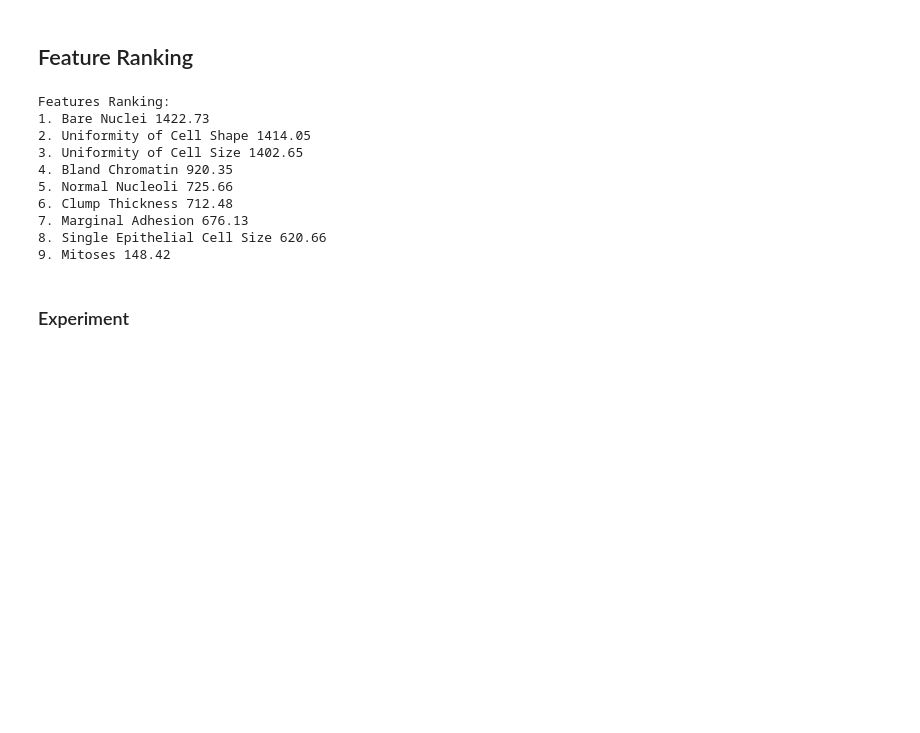
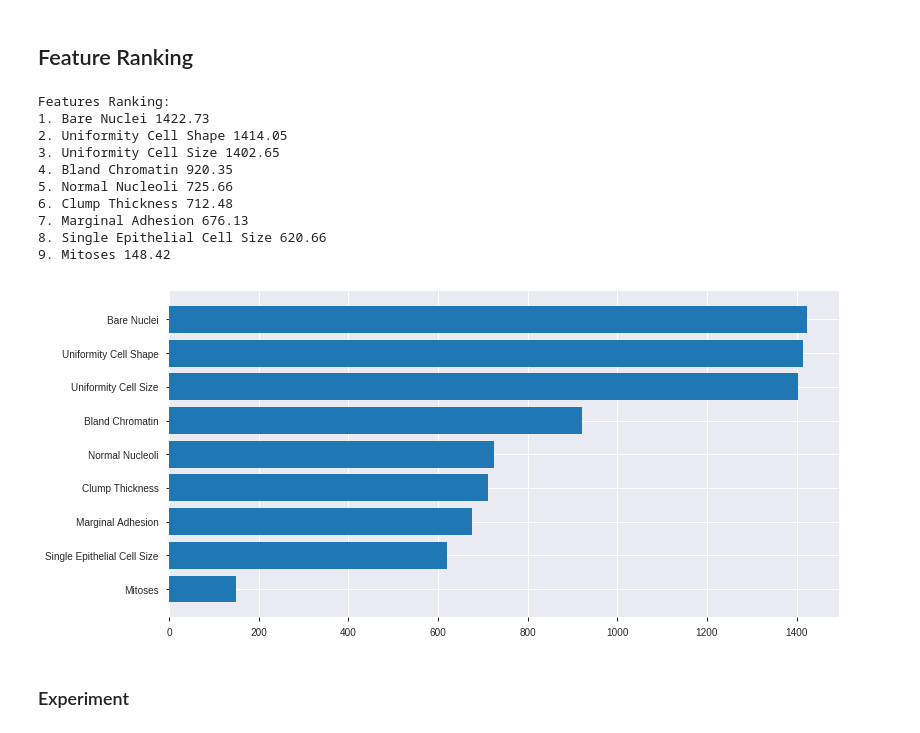
Before and after one commit to mikitachab/mtswm2-breast-cancer, a Jupyter notebook: notebooks/breast_cancer_feature_selection.ipynb, the cells around one changed output. Saved outputs shown, nothing was run; the diff lists cells and outputs as text; code cells hidden in the pictures; blank space fills up the shorter version.

```diff
--- a/notebooks/breast_cancer_feature_selection.ipynb
+++ b/notebooks/breast_cancer_feature_selection.ipynb
@@ -18,8 +18,8 @@ from tqdm import trange
 brest_cancer_columns = [
     'id',
     'Clump Thickness',
-    'Uniformity of Cell Size',
-    'Uniformity of Cell Shape',
+    'Uniformity Cell Size',
+    'Uniformity Cell Shape',
     'Marginal Adhesion',
     'Single Epithelial Cell Size',
     'Bare Nuclei',
@@ -61,14 +61,24 @@ for index, feature in enumerate(features_ranking, 1):
 # %% [output]
 Features Ranking:
 1. Bare Nuclei 1422.73
-2. Uniformity of Cell Shape 1414.05
-3. Uniformity of Cell Size 1402.65
+2. Uniformity Cell Shape 1414.05
+3. Uniformity Cell Size 1402.65
 4. Bland Chromatin 920.35
 5. Normal Nucleoli 725.66
 6. Clump Thickness 712.48
 7. Marginal Adhesion 676.13
 8. Single Epithelial Cell Size 620.66
 9. Mitoses 148.42
+# %%
+fscores = sorted([(f['name'], f['score']) for f in features_ranking], key=lambda x: x[1])
+plt.figure(figsize=(12,6))
+n_estimators = len(fscores)
+plt.barh(range(n_estimators), [s[1] for s in fscores], align='center')
+plt.yticks(range(n_estimators), [s[0] for s in fscores])
+# plt.show()
+plt.savefig('png/ranking.png')
+# %% [output]
+[figure, added]
 # %% [markdown]
 ### Experiment
 # %% [markdown]
```
Also changed, not shown: parts of 2 cells of this notebook, 2 other files.
